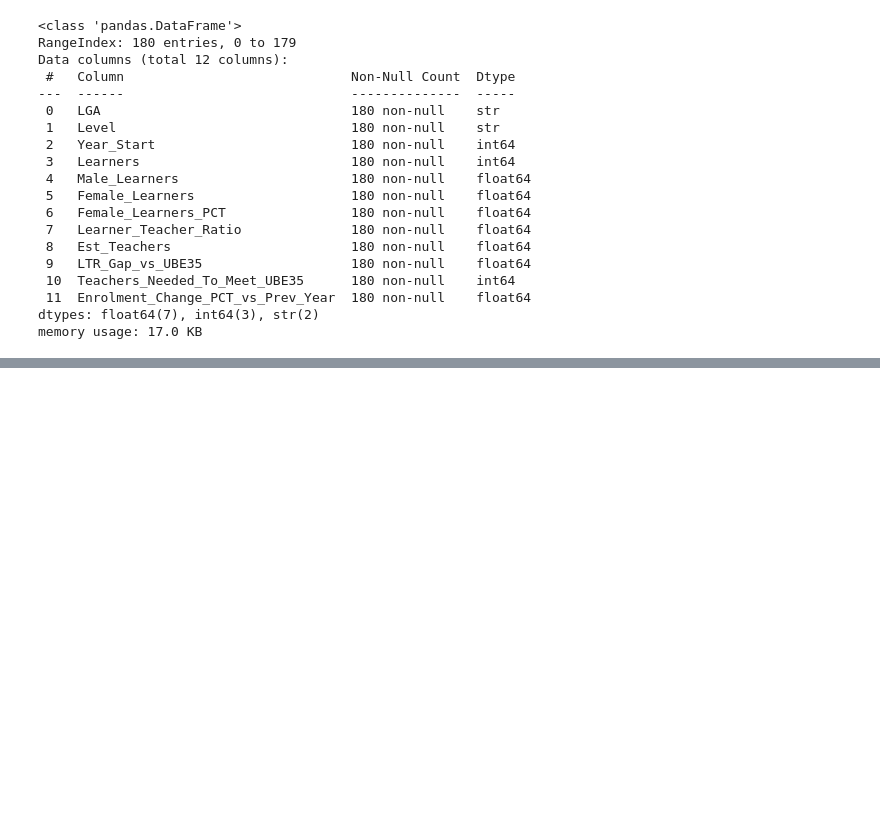
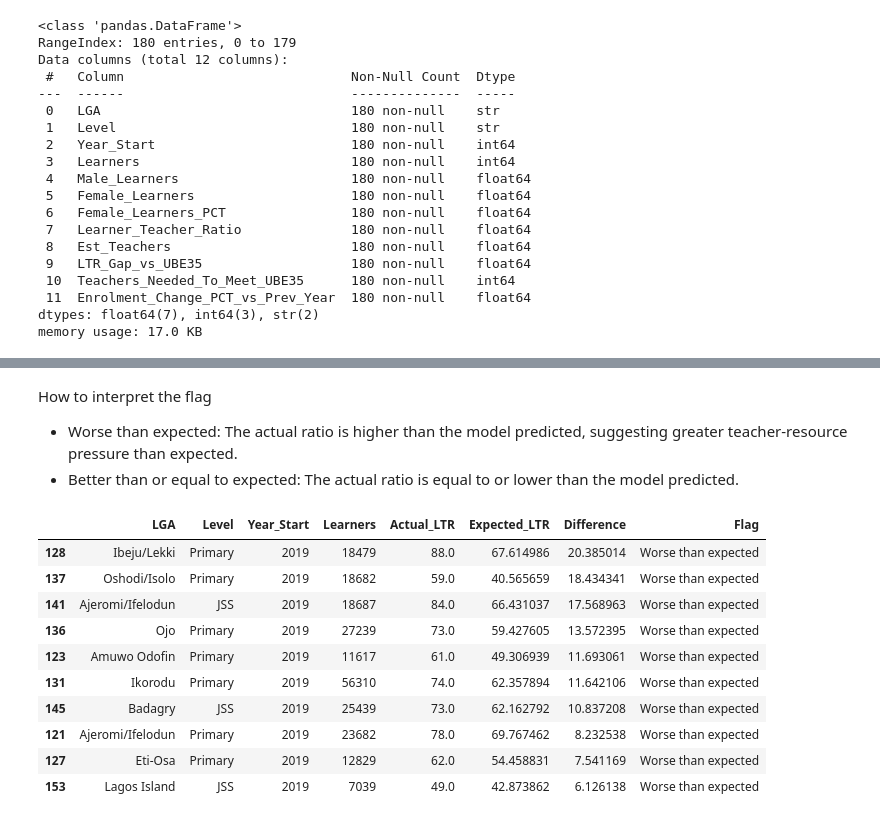
Before and after one commit to ENNILOIS/Education_Resources_Gap_Intelligence, a Jupyter notebook: Capstone_DS/ML_Analysis.ipynb, the cells around one changed output, grey strips where cells are left out. Saved outputs shown, nothing was run; the diff lists cells and outputs as text; code cells hidden in the pictures; blank space fills up the shorter version.

```diff
--- a/Capstone_DS/ML_Analysis.ipynb
+++ b/Capstone_DS/ML_Analysis.ipynb
@@ -103,0 +318,21 @@ memory usage: 17.0 KB
+# %% [markdown]
+How to interpret the flag
+- Worse than expected: The actual ratio is higher than the model predicted, suggesting greater teacher-resource pressure than expected.
+- Better than or equal to expected: The actual ratio is equal to or lower than the model predicted.
+# %%
+# Show the cases with the largest positive differences
+worst_cases = results.sort_values("Difference", ascending=False)
+
+worst_cases.head(10)
+# %% [output]
+|  | LGA | Level | Year_Start | Learners | Actual_LTR | Expected_LTR | Difference | Flag |
+| 128 | Ibeju/Lekki | Primary | 2019 | 18479 | 88.0 | 67.614986 | 20.385014 | Worse than expected |
+| 137 | Oshodi/Isolo | Primary | 2019 | 18682 | 59.0 | 40.565659 | 18.434341 | Worse than expected |
+| 141 | Ajeromi/Ifelodun | JSS | 2019 | 18687 | 84.0 | 66.431037 | 17.568963 | Worse than expected |
+| 136 | Ojo | Primary | 2019 | 27239 | 73.0 | 59.427605 | 13.572395 | Worse than expected |
+| 123 | Amuwo Odofin | Primary | 2019 | 11617 | 61.0 | 49.306939 | 11.693061 | Worse than expected |
+| 131 | Ikorodu | Primary | 2019 | 56310 | 74.0 | 62.357894 | 11.642106 | Worse than expected |
+| 145 | Badagry | JSS | 2019 | 25439 | 73.0 | 62.162792 | 10.837208 | Worse than expected |
+| 121 | Ajeromi/Ifelodun | Primary | 2019 | 23682 | 78.0 | 69.767462 | 8.232538 | Worse than expected |
+| 127 | Eti-Osa | Primary | 2019 | 12829 | 62.0 | 54.458831 | 7.541169 | Worse than expected |
+| 153 | Lagos Island | JSS | 2019 | 7039 | 49.0 | 42.873862 | 6.126138 | Worse than expected |
```
Also changed, not shown: parts of 26 cells of this notebook, 3 other files.
